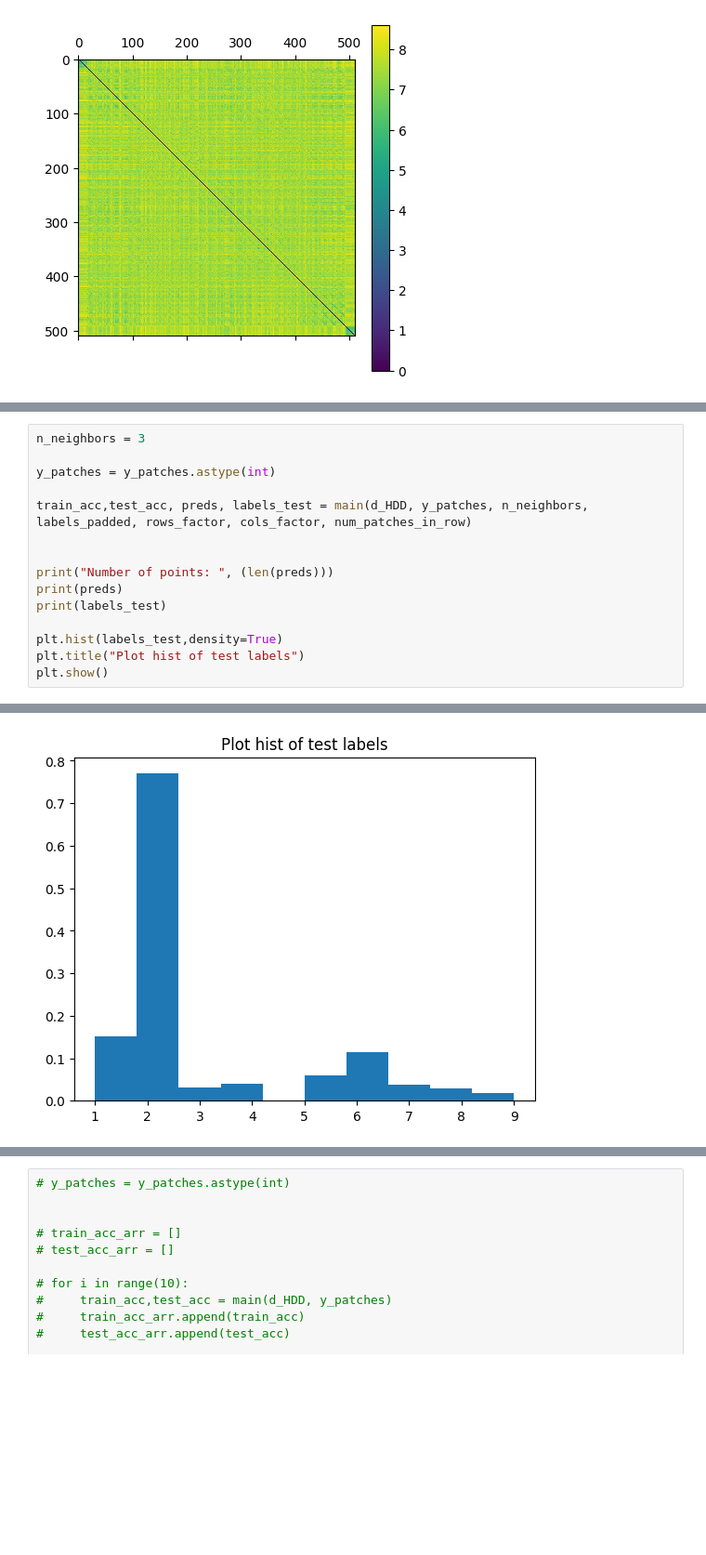
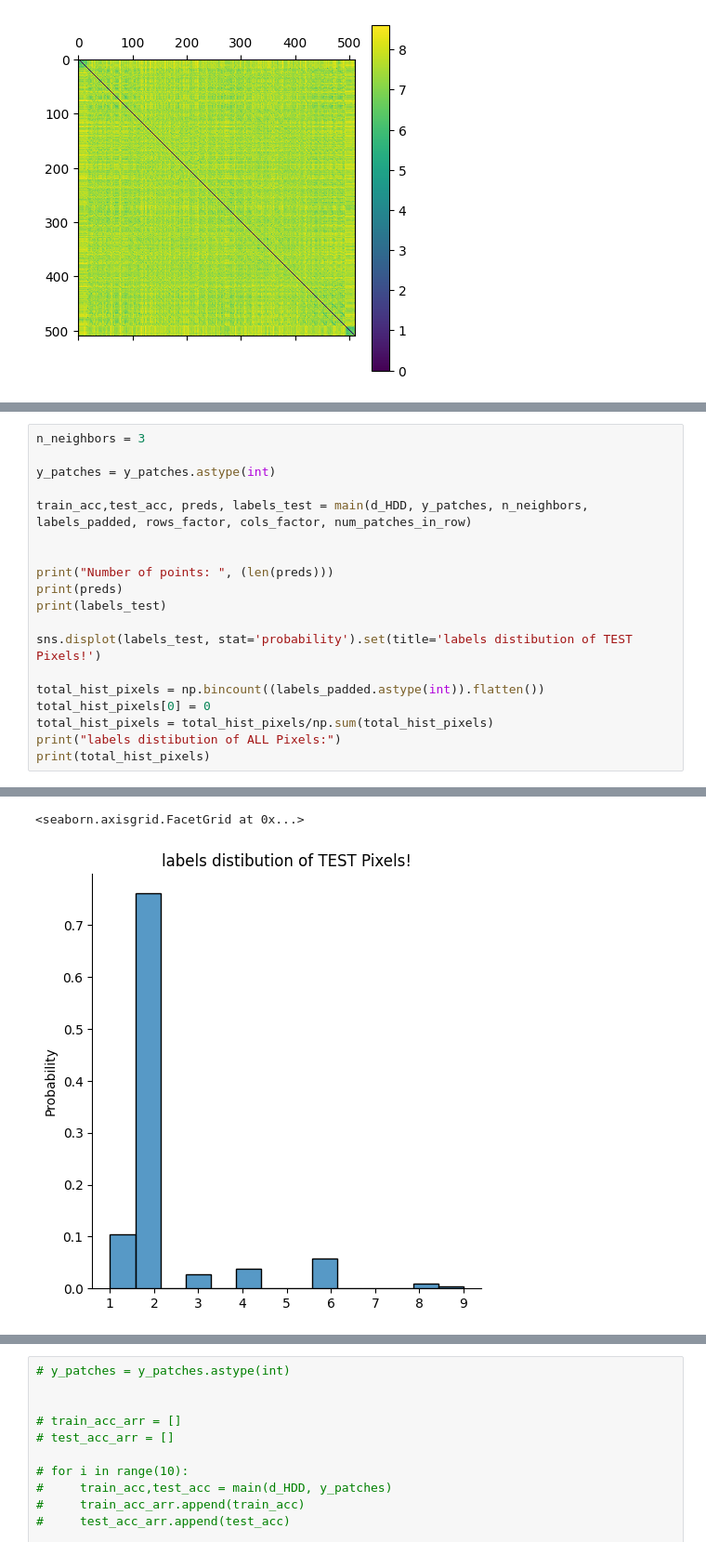
Before and after one commit to amirbourvine/HyperbolicDiffusionDistance_midTerm, a Jupyter notebook: paviaU/preperation.ipynb, the cells around one changed output, grey strips where cells are left out. Shown: that part at 93% size. Cells and saved outputs as stored; diff of their text form; blank space fills up the shorter version.

```diff
--- a/paviaU/preperation.ipynb
+++ b/paviaU/preperation.ipynb
@@ -72,9 +77,13 @@ print("Number of points: ", (len(preds)))
 print(preds)
 print(labels_test)
 
-plt.hist(labels_test,density=True)
-plt.title("Plot hist of test labels")
-plt.show()
+sns.displot(labels_test, stat='probability').set(title='labels distibution of TEST Pixels!')
+
+total_hist_pixels = np.bincount((labels_padded.astype(int)).flatten())
+total_hist_pixels[0] = 0
+total_hist_pixels = total_hist_pixels/np.sum(total_hist_pixels)
+print("labels distibution of ALL Pixels:")
+print(total_hist_pixels)
 # %% [output]
 {0: (0, 21, 0, 21), 1: (0, 21, 21, 42), 2: (0, 21, 42, 63), 3: (0, 21, 63, 84), 4: (0, 21, 84, 105), 5: (0, 21, 105, 126), 6: (0, 21, 126, 147), 7: (0, 21, 147, 168), 8: (0, 21, 168, 189), 9: (0, 21,  ...
 [  8  22  53  57  69  72  73  76  85  86  87  88 119 121 122 125 136 137
@@ -96 +105,2 @@ Number of points:  4865
+<seaborn.axisgrid.FacetGrid at 0x...>
-[figure, old version]
+[figure, new version]
```
Also changed, not shown: parts of 3 cells of this notebook.
